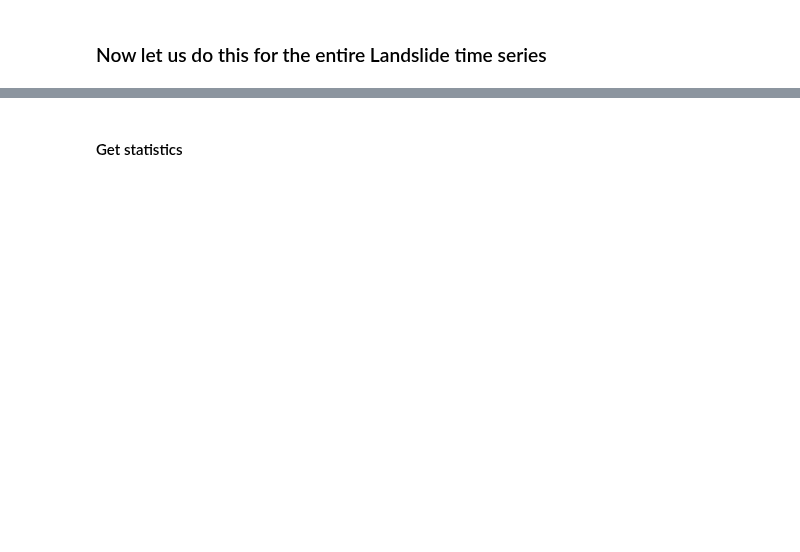
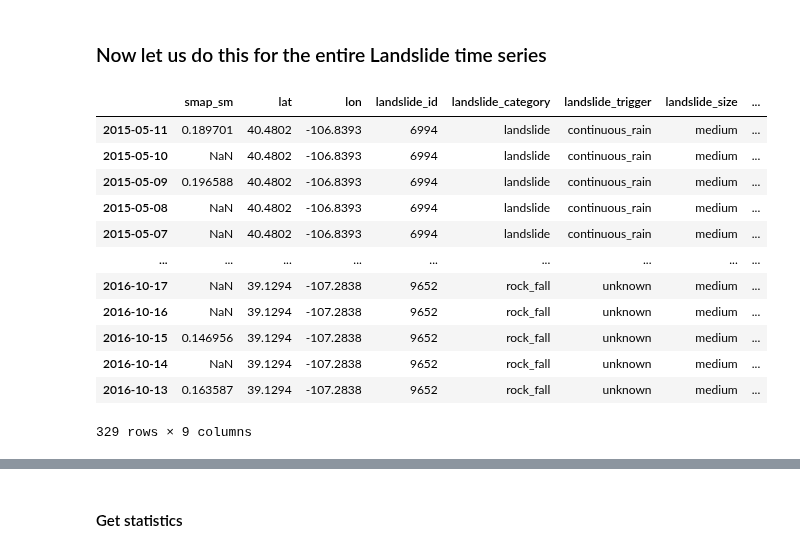
Before and after one commit to jacquiewitte/capstone-landslides-soilmoisture, a Jupyter notebook: landslide_smap_soilm_timeseries.ipynb, the cells around one changed output, grey strips where cells are left out. Cells and saved outputs as stored; diff of their text form; code cells hidden in the pictures; blank space fills up the shorter version.

```diff
--- a/landslide_smap_soilm_timeseries.ipynb
+++ b/landslide_smap_soilm_timeseries.ipynb
@@ -324,0 +371,16 @@ for i, ls_date in enumerate(glc_co_gt2015.index[1:len(glc_co_gt2015.index)]):
+# %%
+soilm_df
+# %% [output]
+|  | smap_sm | lat | lon | landslide_id | landslide_category | landslide_trigger | landslide_size | ... |
+| 2015-05-11 | 0.189701 | 40.4802 | -106.8393 | 6994 | landslide | continuous_rain | medium | ... |
+| 2015-05-10 | NaN | 40.4802 | -106.8393 | 6994 | landslide | continuous_rain | medium | ... |
+| 2015-05-09 | 0.196588 | 40.4802 | -106.8393 | 6994 | landslide | continuous_rain | medium | ... |
+| 2015-05-08 | NaN | 40.4802 | -106.8393 | 6994 | landslide | continuous_rain | medium | ... |
+| 2015-05-07 | NaN | 40.4802 | -106.8393 | 6994 | landslide | continuous_rain | medium | ... |
+| ... | ... | ... | ... | ... | ... | ... | ... | ... |
+| 2016-10-17 | NaN | 39.1294 | -107.2838 | 9652 | rock_fall | unknown | medium | ... |
+| 2016-10-16 | NaN | 39.1294 | -107.2838 | 9652 | rock_fall | unknown | medium | ... |
+| 2016-10-15 | 0.146956 | 39.1294 | -107.2838 | 9652 | rock_fall | unknown | medium | ... |
+| 2016-10-14 | NaN | 39.1294 | -107.2838 | 9652 | rock_fall | unknown | medium | ... |
+| 2016-10-13 | 0.163587 | 39.1294 | -107.2838 | 9652 | rock_fall | unknown | medium | ... |
+329 rows × 9 columns
```
Also changed, not shown: parts of 15 cells of this notebook.
